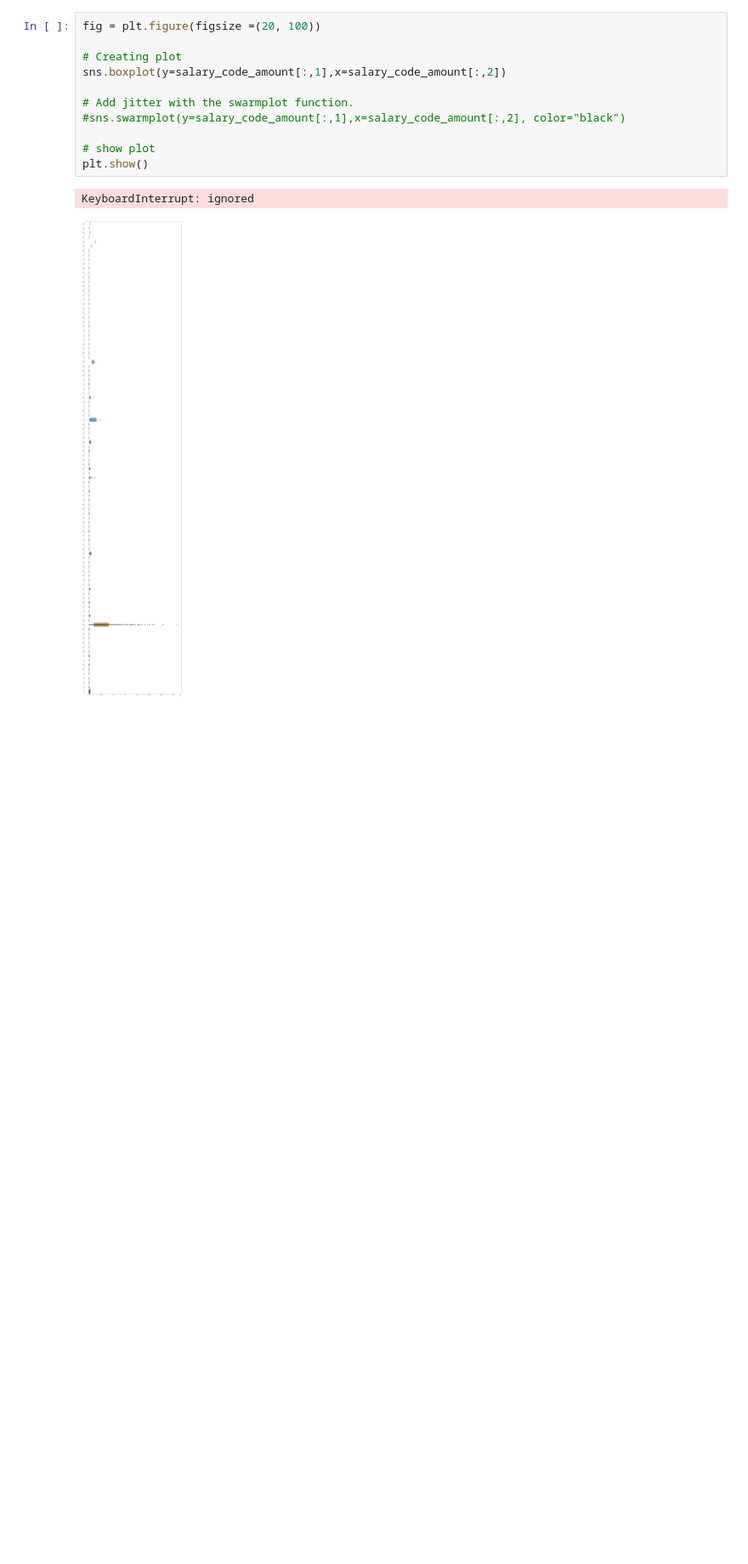
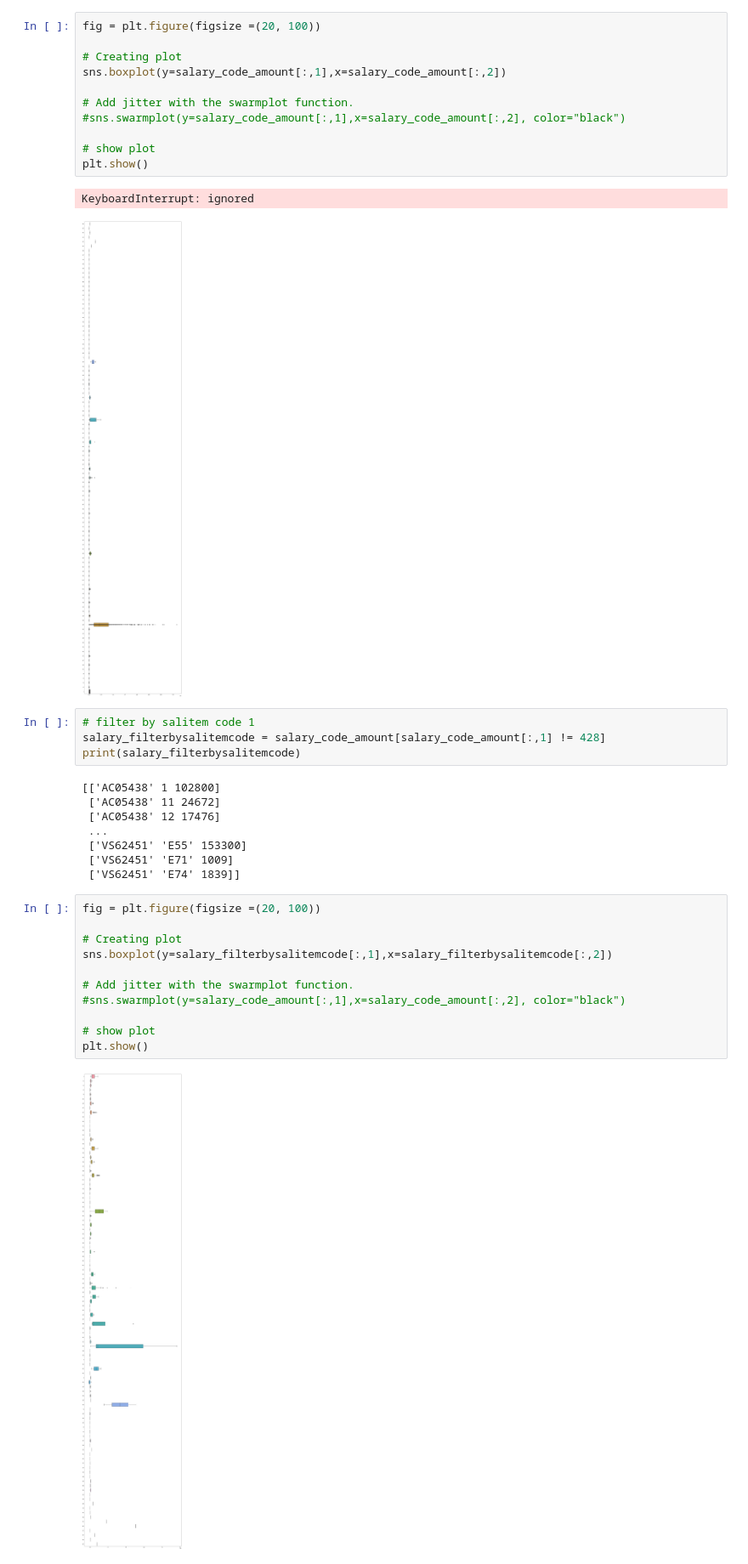
Before and after one commit to patelmitesha/SalaryOutlier, a Jupyter notebook: SalaryOutlier.ipynb, the cells around one changed output. Shown at 85% size. Drawn from its saved outputs; the diff is of its cells as text; blank space fills up the shorter version.

```diff
--- a/SalaryOutlier.ipynb
+++ b/SalaryOutlier.ipynb
@@ -46,3 +34,28 @@ plt.show()
 # %% [output]
 KeyboardInterrupt: ignored
 [figure]
+# %%
+# filter by salitem code 1
+salary_filterbysalitemcode = salary_code_amount[salary_code_amount[:,1] != 428]
+print(salary_filterbysalitemcode)
+# %% [output]
+[['AC05438' 1 102800]
+ ['AC05438' 11 24672]
+ ['AC05438' 12 17476]
+ ...
+ ['VS62451' 'E55' 153300]
+ ['VS62451' 'E71' 1009]
+ ['VS62451' 'E74' 1839]]
+# %%
+fig = plt.figure(figsize =(20, 100))
+
+# Creating plot
+sns.boxplot(y=salary_filterbysalitemcode[:,1],x=salary_filterbysalitemcode[:,2])
+
+# Add jitter with the swarmplot function.
+#sns.swarmplot(y=salary_code_amount[:,1],x=salary_code_amount[:,2], color="black")
+
+# show plot
+plt.show()
+# %% [output]
+[figure, added]
```
Also changed, not shown: parts of 1 cell of this notebook.
